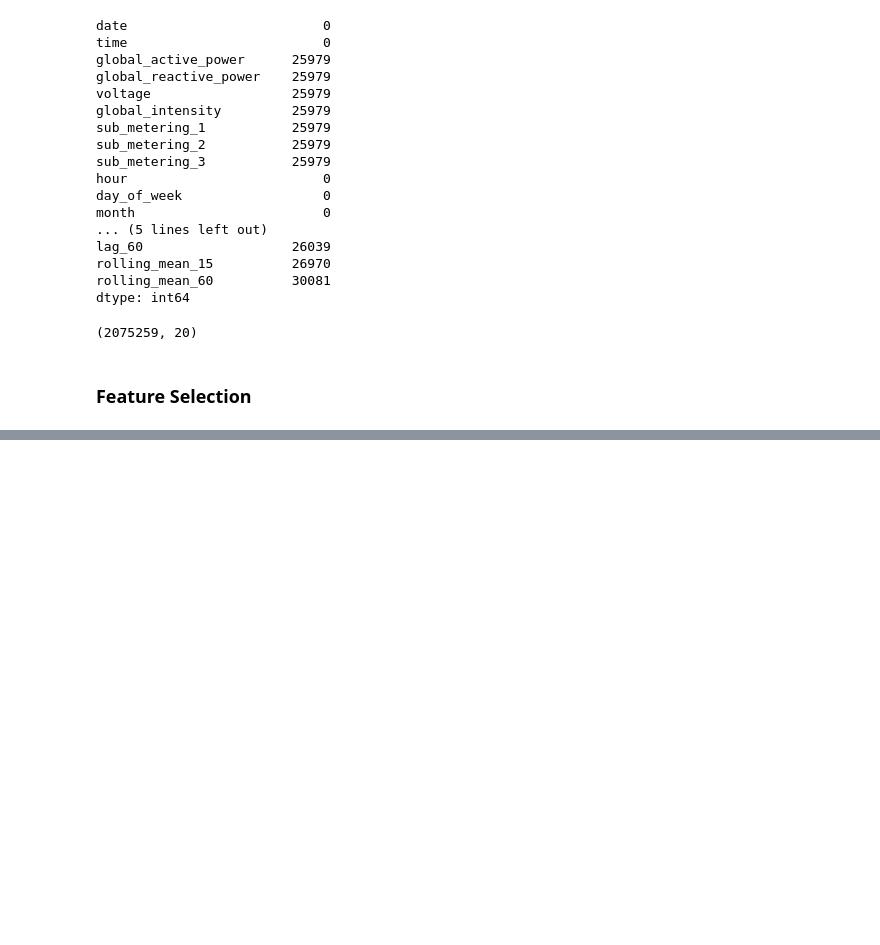
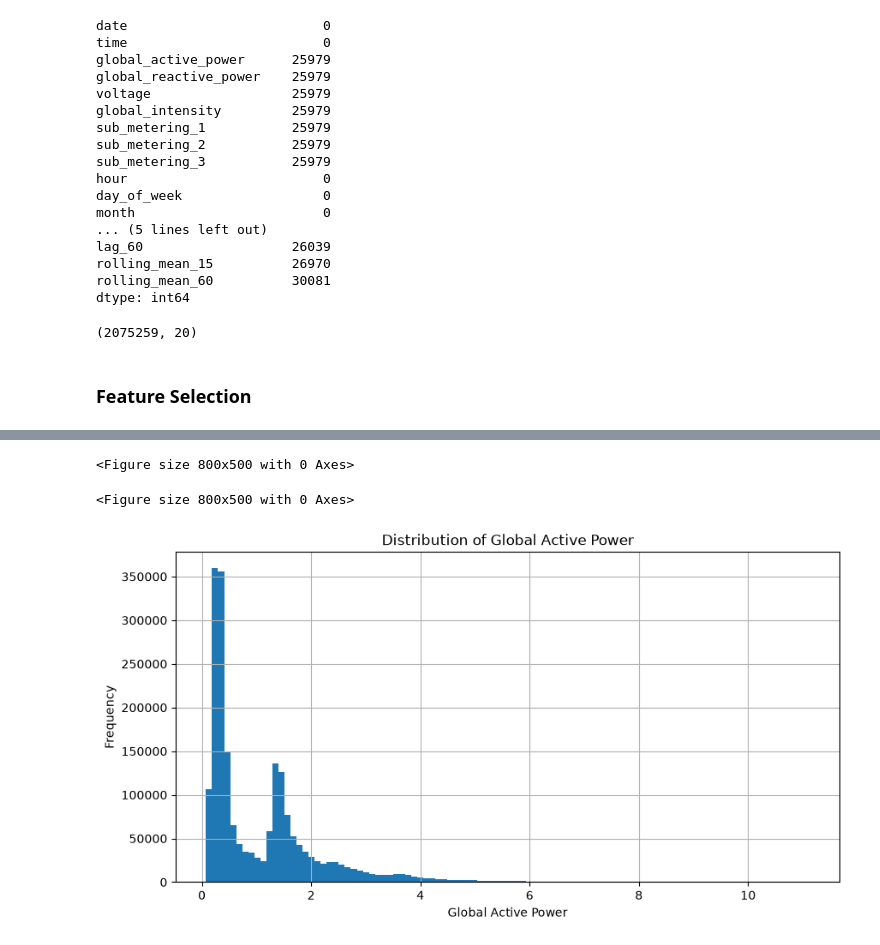
Before and after one commit to Kartikshard/Electricity-consumption-prediction, a Jupyter notebook: notebooks/01_EDA.ipynb, the cells around one changed output, grey strips where cells are left out. Cells and saved outputs as stored; diff of their text form; code cells hidden in the pictures; blank space fills up the shorter version.

Commit message:
Found Distribution of Global active power

```diff
--- a/notebooks/01_EDA.ipynb
+++ b/notebooks/01_EDA.ipynb
@@ -476,0 +487,2 @@ model_data = data[
+# %%
+model_data.dropna(inplace=True)
@@ -476,0 +535,18 @@ model_data = data[
+# %%
+plt.figure(figsize=(8,5))
+# %% [output]
+<Figure size 800x500 with 0 Axes>
+<Figure size 800x500 with 0 Axes>
+# %%
+import matplotlib.pyplot as plt
+
+plt.figure(figsize=(10, 5))
+model_data["global_active_power"].hist(bins=100)
+
+plt.xlabel("Global Active Power")
+plt.ylabel("Frequency")
+plt.title("Distribution of Global Active Power")
+
+plt.show()
+# %% [output]
+[figure, added]
```
Also changed, not shown: parts of 6 cells of this notebook.
